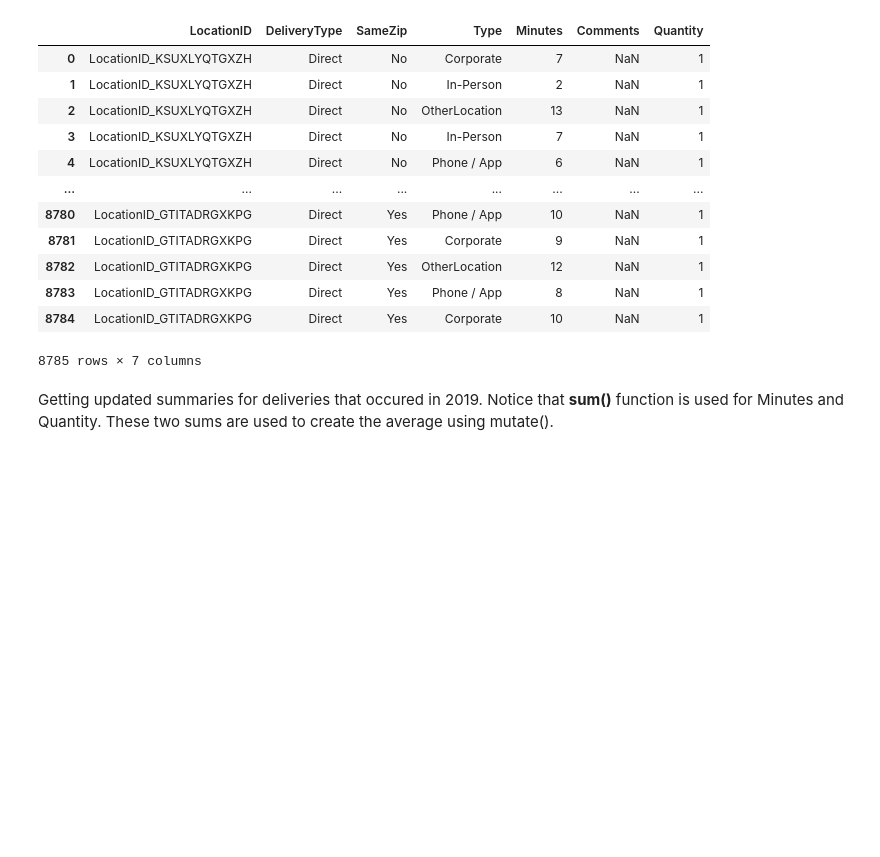
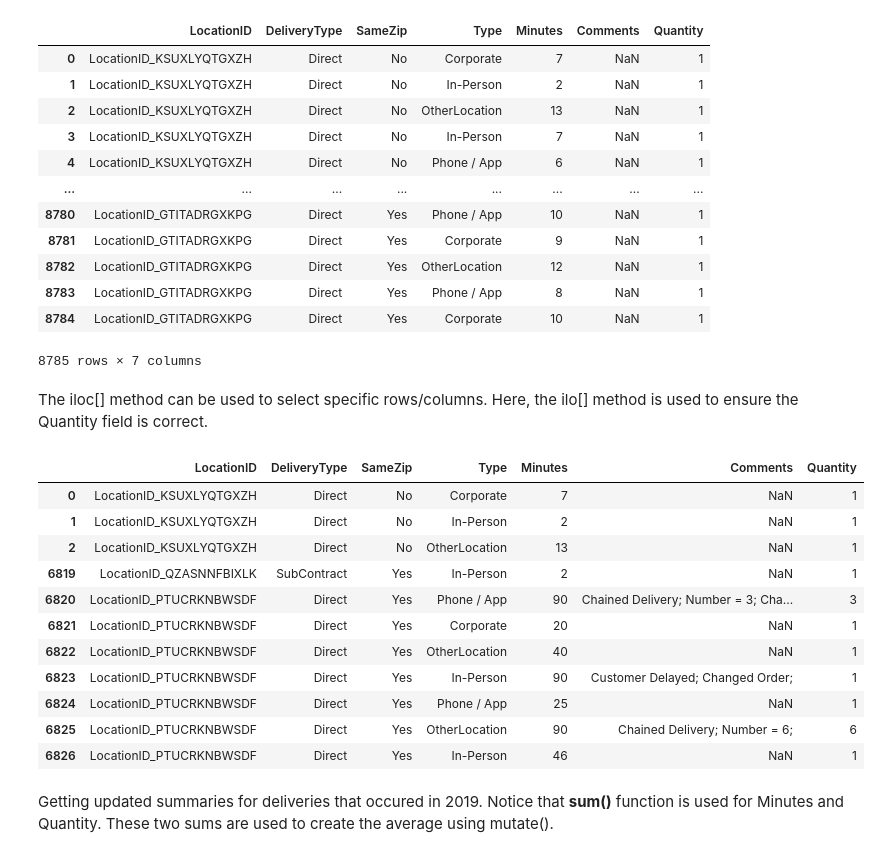
Before and after one commit to yardsale8/DSCI325, a Jupyter notebook: Module3_Part4_Python.ipynb, the cells around one changed output. Cells and saved outputs as stored; diff of their text form; code cells hidden in the pictures; blank space fills up the shorter version.

```diff
--- a/Module3_Part4_Python.ipynb
+++ b/Module3_Part4_Python.ipynb
@@ -317,8 +317,9 @@ PD2019_Updated = (
                                          .str[1]
                                          .str.split(";")
                                          .str[0]
-                                         .replace(np.nan,'1'))
-                                        )
+                                         .replace(np.nan,'1')
+                                         )
+                            )
                  )
 
 #Change datatype of Quanity to integer
@@ -338,6 +339,23 @@ PD2019_Updated
 | 8783 | LocationID_GTITADRGXKPG | Direct | Yes | Phone / App | 8 | NaN | 1 |
 | 8784 | LocationID_GTITADRGXKPG | Direct | Yes | Corporate | 10 | NaN | 1 |
 8785 rows × 7 columns
+# %% [markdown]
+The iloc[] method can be used to select specific rows/columns.  Here, the ilo[] method is used to ensure the Quantity field is correct.
+# %%
+PD2019_Updated.iloc[ [0,1,2,6819,6820,6821,6822,6823,6824,6825,6826], ]
+# %% [output]
+|  | LocationID | DeliveryType | SameZip | Type | Minutes | Comments | Quantity |
+| 0 | LocationID_KSUXLYQTGXZH | Direct | No | Corporate | 7 | NaN | 1 |
+| 1 | LocationID_KSUXLYQTGXZH | Direct | No | In-Person | 2 | NaN | 1 |
+| 2 | LocationID_KSUXLYQTGXZH | Direct | No | OtherLocation | 13 | NaN | 1 |
+| 6819 | LocationID_QZASNNFBIXLK | SubContract | Yes | In-Person | 2 | NaN | 1 |
+| 6820 | LocationID_PTUCRKNBWSDF | Direct | Yes | Phone / App | 90 | Chained Delivery; Number = 3; Cha... | 3 |
+| 6821 | LocationID_PTUCRKNBWSDF | Direct | Yes | Corporate | 20 | NaN | 1 |
+| 6822 | LocationID_PTUCRKNBWSDF | Direct | Yes | OtherLocation | 40 | NaN | 1 |
+| 6823 | LocationID_PTUCRKNBWSDF | Direct | Yes | In-Person | 90 | Customer Delayed; Changed Order; | 1 |
+| 6824 | LocationID_PTUCRKNBWSDF | Direct | Yes | Phone / App | 25 | NaN | 1 |
+| 6825 | LocationID_PTUCRKNBWSDF | Direct | Yes | OtherLocation | 90 | Chained Delivery; Number = 6; | 6 |
+| 6826 | LocationID_PTUCRKNBWSDF | Direct | Yes | In-Person | 46 | NaN | 1 |
 # %% [markdown]
 Getting updated summaries for deliveries that occured in 2019.  Notice that <strong>sum()</strong> function is used for Minutes and Quantity.  These two sums are used to create the average using mutate().
 # %%
```
